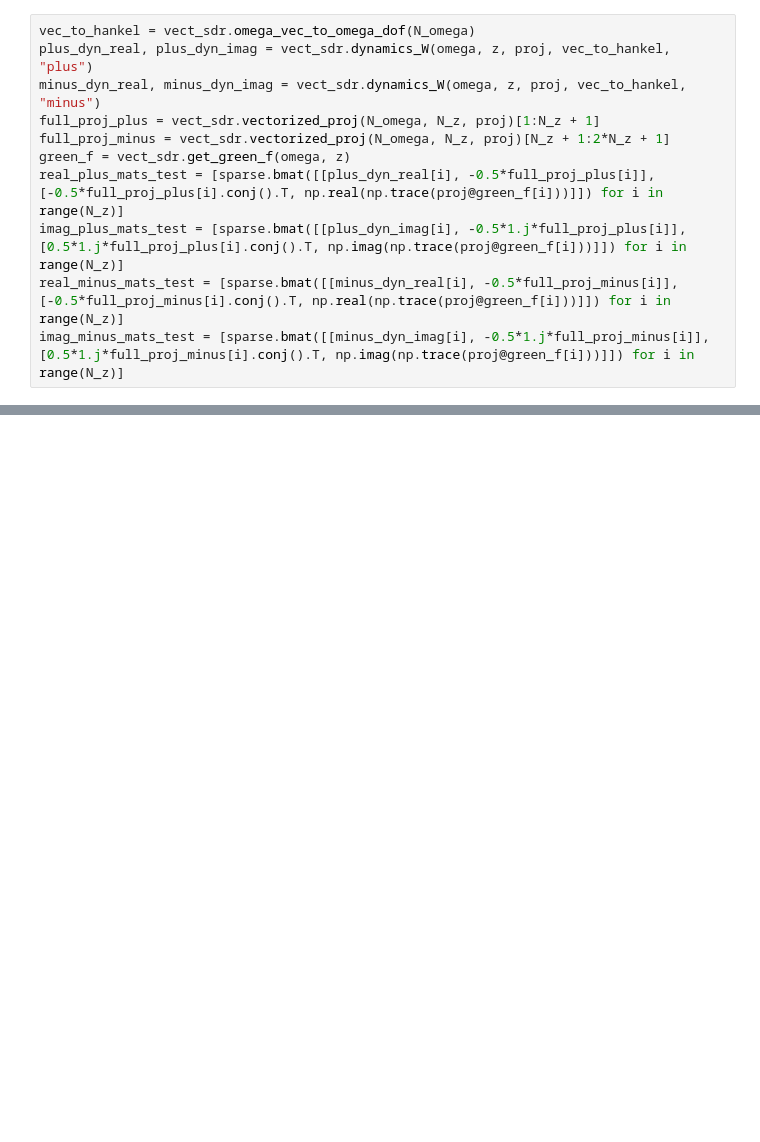
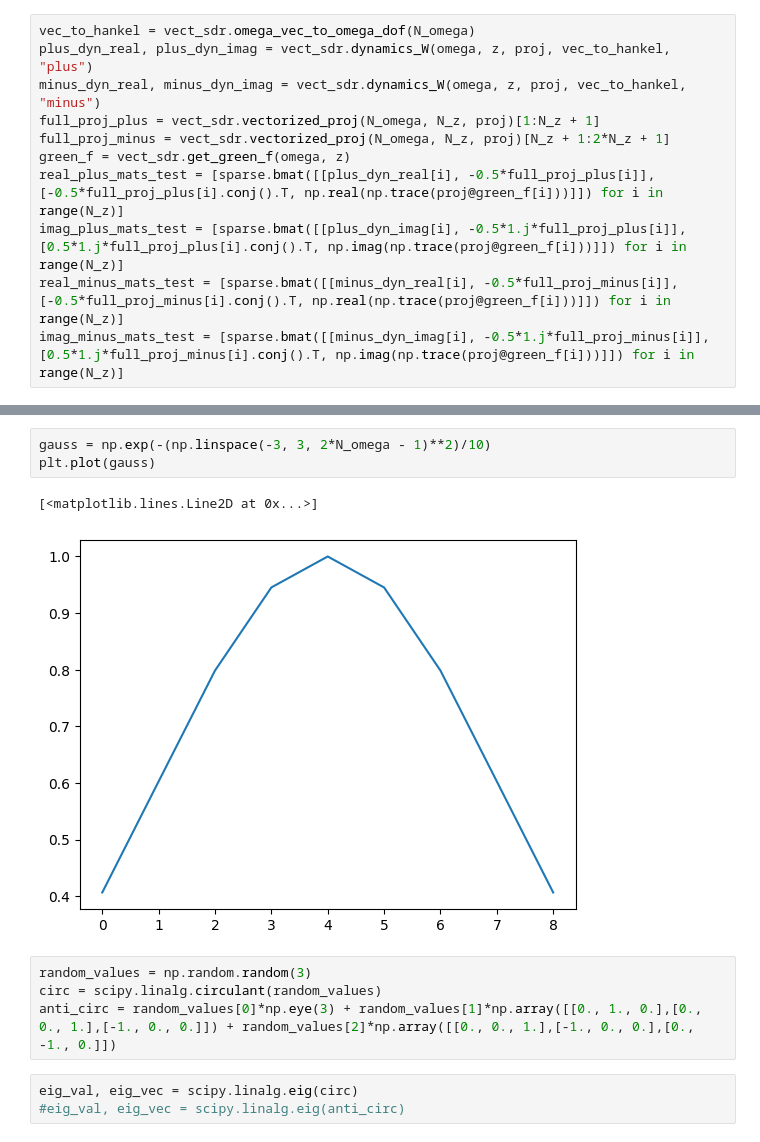
Before and after one commit to polyquantique/optimal_pumps, a Jupyter notebook: cvxpy_vectorized_prob.ipynb, the cells around one changed output, grey strips where cells are left out. Saved outputs shown, nothing was run; the diff lists cells and outputs as text; blank space fills up the shorter version.

```diff
--- a/cvxpy_vectorized_prob.ipynb
+++ b/cvxpy_vectorized_prob.ipynb
@@ -137,0 +200,13 @@ problem.solve(verbose = True)
+# %%
+gauss = np.exp(-(np.linspace(-3, 3, 2*N_omega - 1)**2)/10)
+plt.plot(gauss)
+# %% [output]
+[<matplotlib.lines.Line2D at 0x...>]
+[figure, added]
+# %%
+random_values = np.random.random(3)
+circ = scipy.linalg.circulant(random_values)
+anti_circ = random_values[0]*np.eye(3) + random_values[1]*np.array([[0., 1., 0.],[0., 0., 1.],[-1., 0., 0.]]) + random_values[2]*np.array([[0., 0., 1.],[-1., 0., 0.],[0., -1., 0.]])
+# %%
+eig_val, eig_vec = scipy.linalg.eig(circ)
+#eig_val, eig_vec = scipy.linalg.eig(anti_circ)
```
Also changed, not shown: parts of 16 cells of this notebook, 25 other files.
